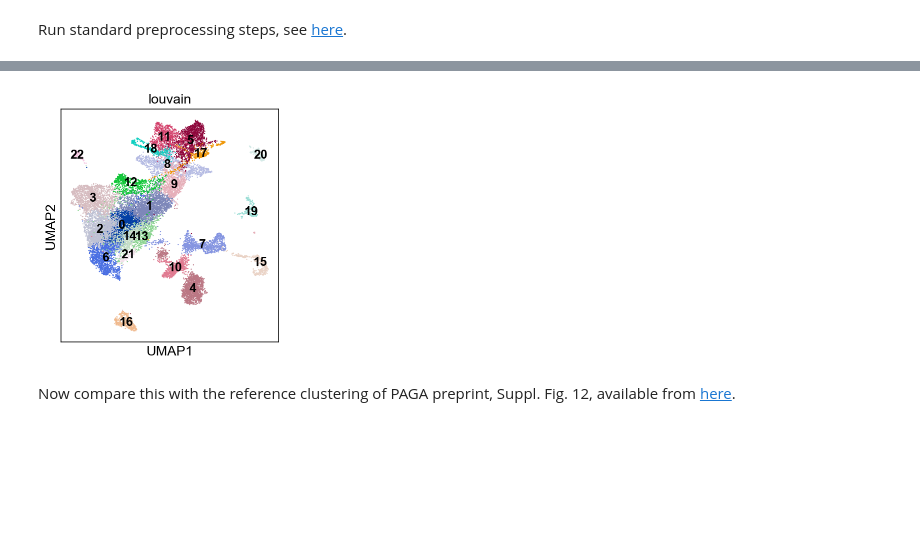
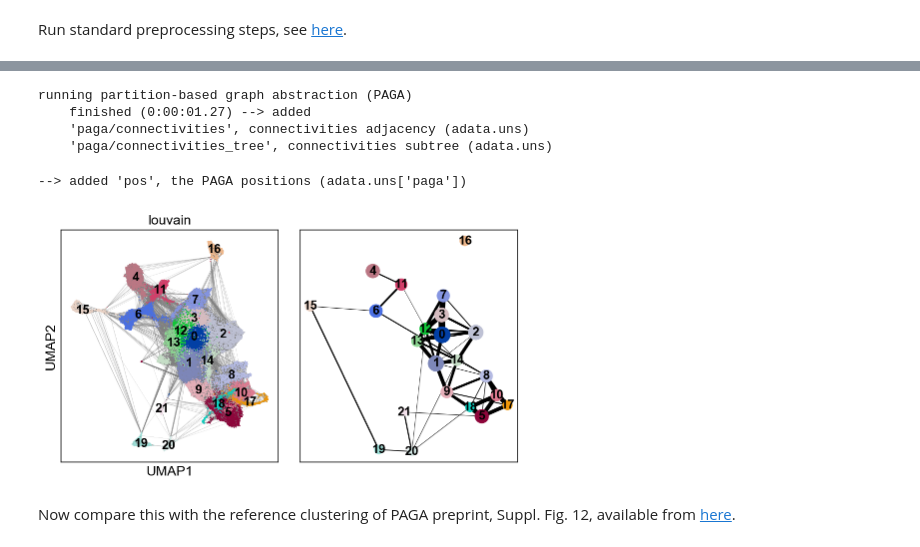
Before and after one commit to scverse/scanpy_usage, a Jupyter notebook: 170522_visualizing_one_million_cells/cluster_20K.ipynb, the cells around one changed output, grey strips where cells are left out. Saved outputs shown, nothing was run; the diff lists cells and outputs as text; code cells hidden in the pictures; blank space fills up the shorter version.

```diff
--- a/170522_visualizing_one_million_cells/cluster_20K.ipynb
+++ b/170522_visualizing_one_million_cells/cluster_20K.ipynb
@@ -56,8 +56,16 @@ running Louvain clustering
     'louvain', the cluster labels (adata.obs, categorical)
-# %%
-sc.pl.umap(adata, color='louvain', legend_loc='on data')
-# %% [output]
-[figure, removed]
+# %%
+sc.tl.paga(adata)
+# %% [output]
+running partition-based graph abstraction (PAGA)
+    finished (0:00:01.27) --> added
+    'paga/connectivities', connectivities adjacency (adata.uns)
+    'paga/connectivities_tree', connectivities subtree (adata.uns)
+# %%
+sc.pl.paga_compare(adata, edges=True, threshold=0.05)
+# %% [output]
+--> added 'pos', the PAGA positions (adata.uns['paga'])
+[figure, added]
 # %% [markdown]
 Now compare this with the reference clustering of PAGA preprint, Suppl. Fig. 12, available from [here](https://www.dropbox.com/s/3yreak6qbpkp08t/louvain.csv.gz?dl=0).
 # %%
```
Also changed, not shown: parts of 9 cells of this notebook.
